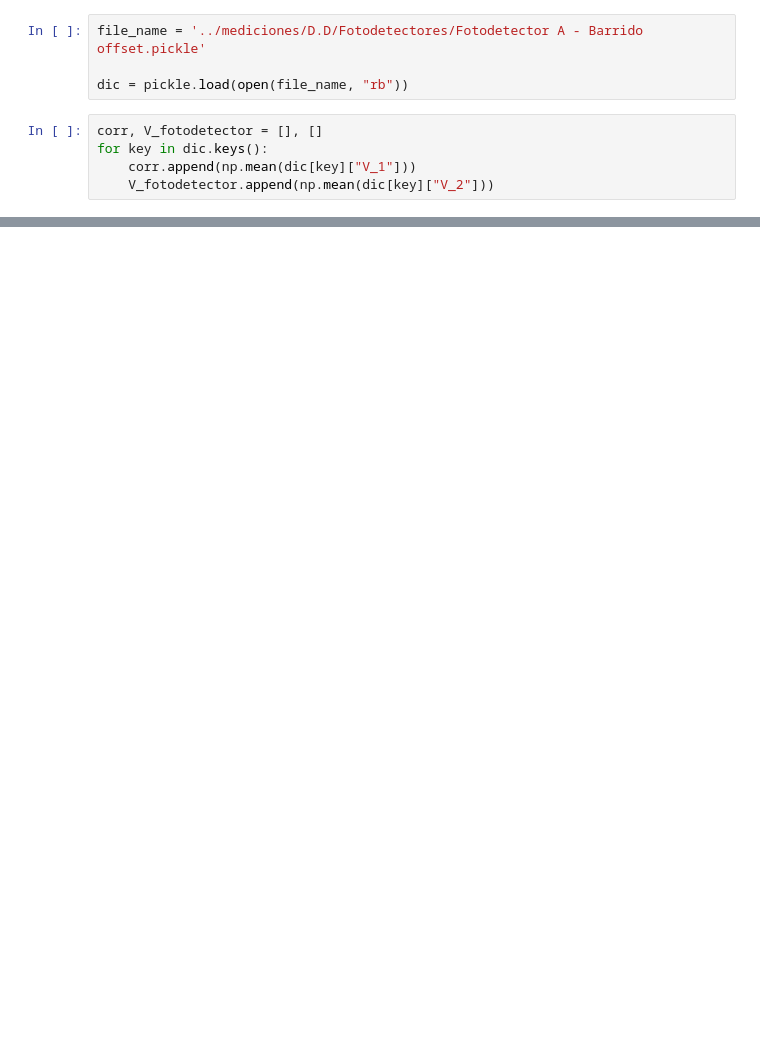
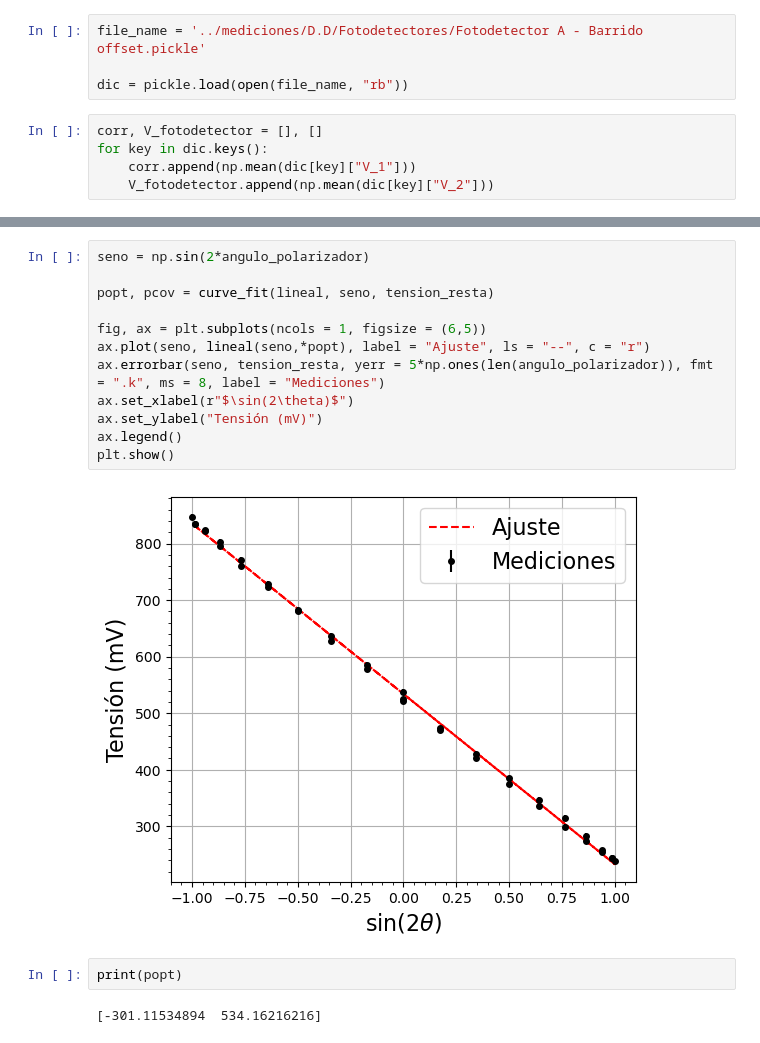
Before and after one commit to DelManuel/Magnetometro-optico, a Jupyter notebook: códigos/analisis_fotodetectores.ipynb, the cells around one changed output, grey strips where cells are left out. Cells and saved outputs as stored; diff of their text form; blank space fills up the shorter version.

```diff
--- a/códigos/analisis_fotodetectores.ipynb
+++ b/códigos/analisis_fotodetectores.ipynb
@@ -61,0 +112,18 @@ plt.show()
+# %%
+seno = np.sin(2*angulo_polarizador)
+
+popt, pcov = curve_fit(lineal, seno, tension_resta)
+
+fig, ax = plt.subplots(ncols = 1, figsize = (6,5))
+ax.plot(seno, lineal(seno,*popt), label = "Ajuste", ls = "--", c = "r")
+ax.errorbar(seno, tension_resta, yerr = 5*np.ones(len(angulo_polarizador)), fmt = ".k", ms = 8, label = "Mediciones")
+ax.set_xlabel(r"$\sin(2\theta)$")
+ax.set_ylabel("Tensión (mV)")
+ax.legend()
+plt.show()
+# %% [output]
+[figure, added]
+# %%
+print(popt)
+# %% [output]
+[-301.11534894  534.16216216]
```
Also changed, not shown: parts of 18 cells of this notebook, 8 other files.
